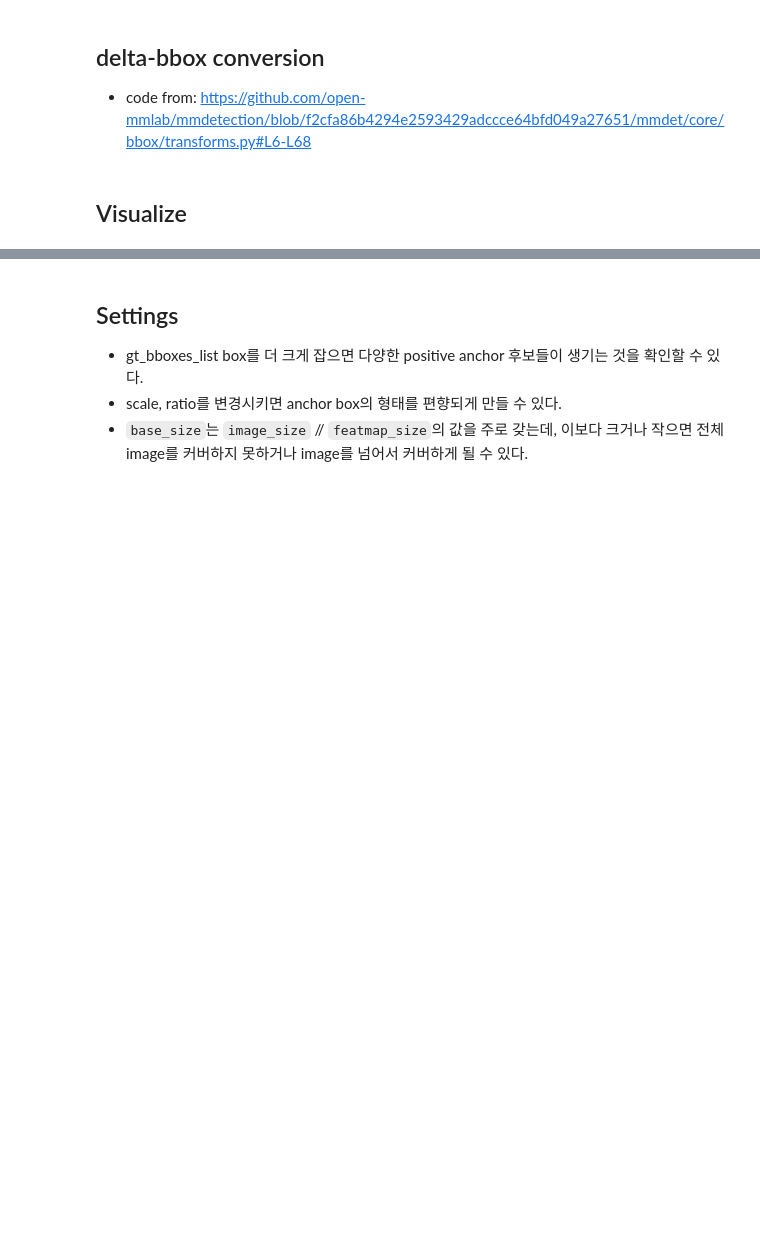
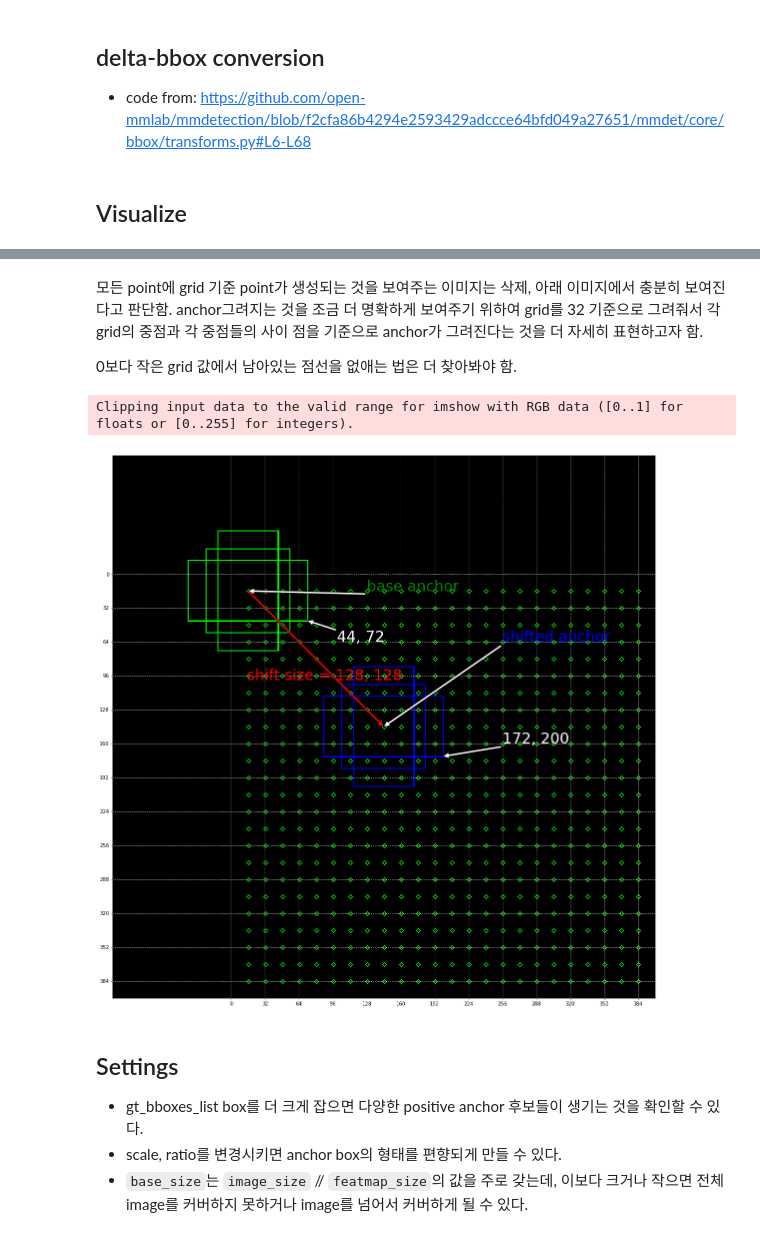
Before and after one commit to whikwon/mpmmdet, a Jupyter notebook: mmdet/anchor/anchor_target (modify).ipynb, the cells around one changed output, grey strips where cells are left out. Cells and saved outputs as stored; diff of their text form; code cells hidden in the pictures; blank space fills up the shorter version.

```diff
--- a/mmdet/anchor/anchor_target (modify).ipynb
+++ b/mmdet/anchor/anchor_target (modify).ipynb
@@ -283,3 +328,58 @@ def draw_pos_assigned_bboxes(image_shape, grid_size, gt_bboxes_list, pos_bboxes,
+# %% [markdown]
+모든 point에 grid 기준 point가 생성되는 것을 보여주는 이미지는 삭제, 아래 이미지에서 충분히 보여진다고 판단함.
+anchor그려지는 것을 조금 더 명확하게 보여주기 위하여 grid를 32 기준으로 그려줘서
+각 grid의 중점과 각 중점들의 사이 점을 기준으로 anchor가 그려진다는 것을 더 자세히 표현하고자 함.
+
+0보다 작은 grid 값에서 남아있는 점선을 없애는 법은 더 찾아봐야 함.
+# %%
+base_anchor = gen_base_anchors(32, torch.Tensor([0.5, 1, 2]), torch.Tensor([2*2**(1/3)]))
+board = np.zeros((512, 512, 3))
+fig, ax = plt.subplots(figsize=(20, 20))
+loc = plticker.FixedLocator(range(0, 400, 32))
+
+ax.xaxis.set_major_locator(loc)
+ax.yaxis.set_major_locator(loc)
+
+ax.grid(which='major', axis='both', linestyle='--', color='w')
+
+for shift in shifts.cpu():
+    shift = np.array(shift, dtype=np.uint16)
+    if (shift[1] >= 128) & (shift[0] >= 128) & (shift[1] % 16 == 0) & (shift[0] % 16 == 0):
+        cv2.circle(board, (shift[1], shift[0]), 2, (0,255,0))
+
+for anchor in base_anchor:
+    x1, y1, x2, y2 = np.array(anchor) + 112
+    cv2.rectangle(board, (x1, y1), (x2, y2), (0, 255, 0), 1)
+    x1, y1, x2, y2 = np.array(anchor) + 240
+    cv2.rectangle(board, (x1, y1), (x2, y2), (0, 0, 255), 1)
+board[board>255] = 255
+
+show_anchor = np.array(base_anchor[2])
+moved_show_anchor = np.array(base_anchor[2]) + 128
+
+
+ax.annotate('', xy=(144, 144), xytext=(16, 16), color='white',size=30,
+            arrowprops=dict(facecolor='red', shrink=5),
+            )
+ax.annotate('shift size = 128, 128', xy=(16, 128), xytext=(15, 100), color='red',size=30
+            )
+ax.annotate('shifted anchor', xy=(144, 144), xytext=(256, 64), color='blue',size=30,
+            arrowprops=dict(facecolor='white', shrink=5),
+            )
+ax.annotate('base anchor', xy=(16, 16), xytext=(128, 16), color='green',size=30,
+            arrowprops=dict(facecolor='white', shrink=5),
+            )
+ax.annotate('172, 200', xy=(moved_show_anchor[3], moved_show_anchor[2]), xytext=(256, 160), color='white',size=30,
+            arrowprops=dict(facecolor='white', shrink=5),
+            )
+ax.annotate('44, 72', xy=(show_anchor[3], show_anchor[2]), xytext=(100, 64), color='white',size=30,
+            arrowprops=dict(facecolor='white', shrink=5),
+            )
+ax.imshow(board, extent=[-112, 400, 400, -112])
+plt.show()
+# %% [output]
+Clipping input data to the valid range for imshow with RGB data ([0..1] for floats or [0..255] for integers).
+[figure, added]
 # %% [markdown]
 ## Settings
 - gt_bboxes_list box를 더 크게 잡으면 다양한 positive anchor 후보들이 생기는 것을 확인할 수 있다.
```
Also changed, not shown: parts of 2 cells of this notebook.
